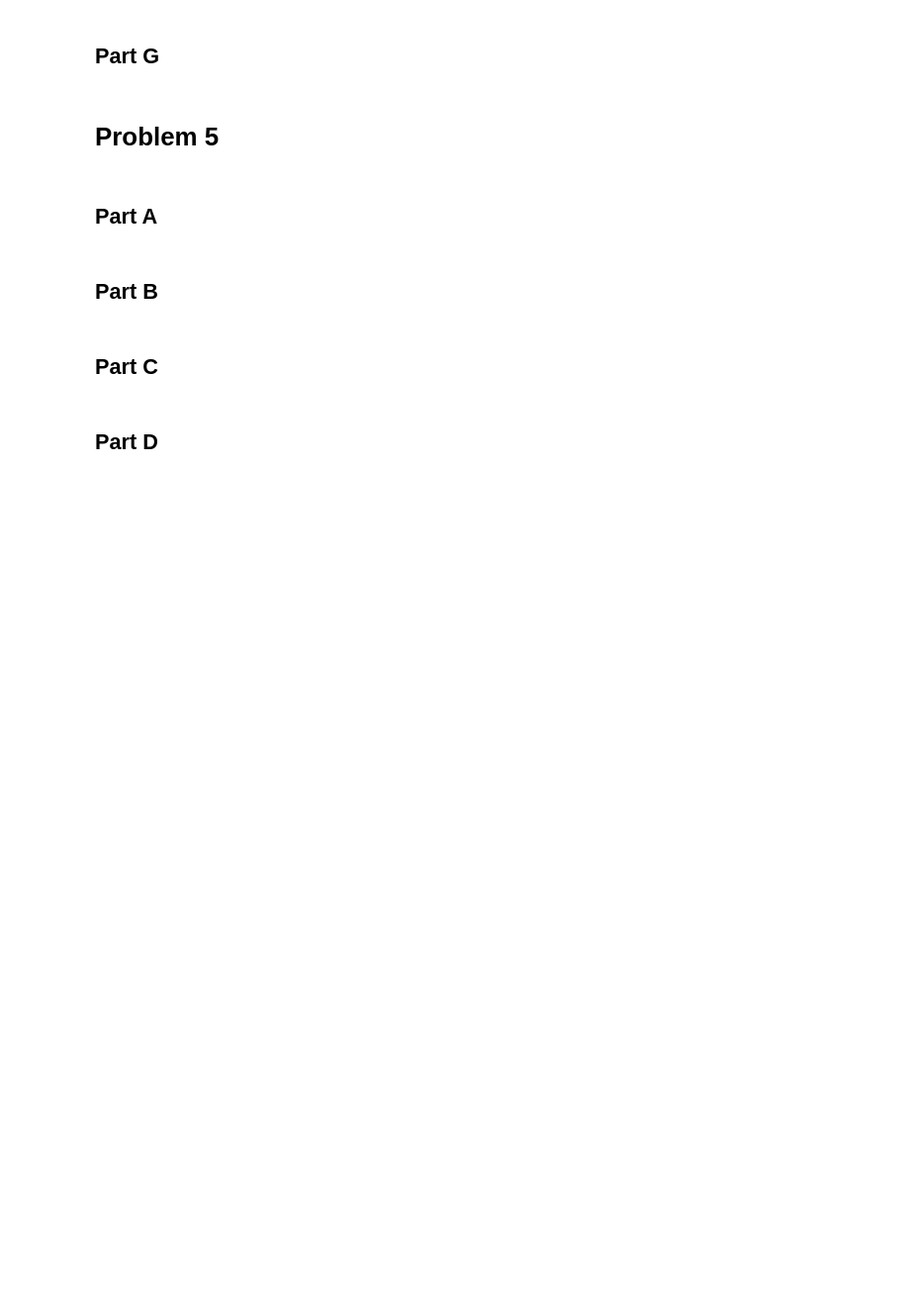
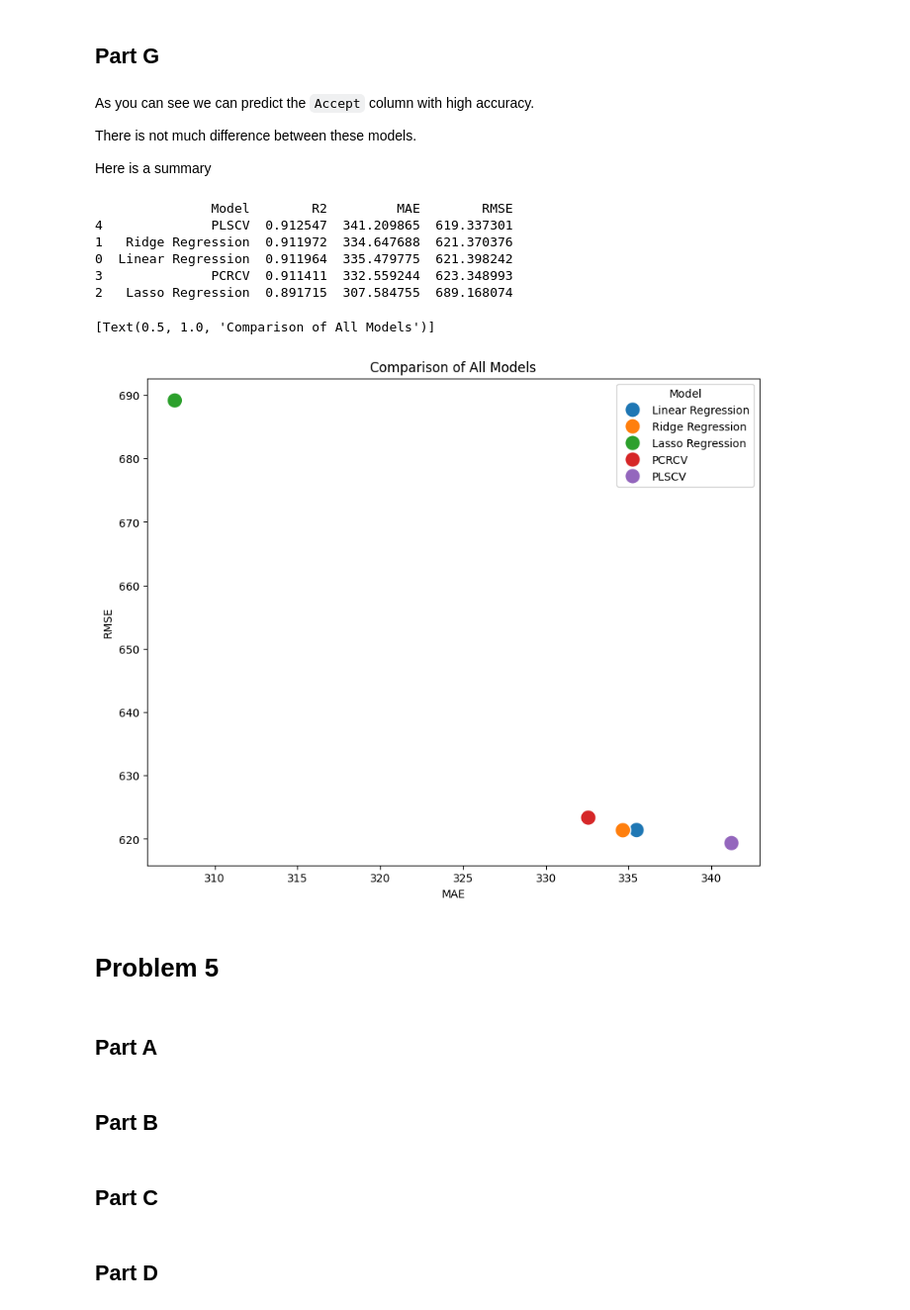
Before and after one commit to akp2003/Machine_Learning_Exercises, a Jupyter notebook: HW3/HW3.ipynb, the cells around one changed output. Shown at 99% size. Cells and saved outputs as stored; diff of their text form; code cells hidden in the pictures; blank space fills up the shorter version.

```diff
--- a/HW3/HW3.ipynb
+++ b/HW3/HW3.ipynb
@@ -288,0 +390,2 @@ np.float64(0.5068167238714582)
+# %%
+res = pd.concat([res, pd.DataFrame(runModel(LinearRegression(), "Linear Regression"))], ignore_index=True)
@@ -289,2 +402,4 @@ np.float64(0.5068167238714582)
 # %% [markdown]
 ## Part C
+# %%
+res = pd.concat([res, pd.DataFrame(runModel(RidgeCV(), "Ridge Regression"))], ignore_index=True)
@@ -294,0 +457,23 @@ np.float64(0.5068167238714582)
+# %%
+from sklearn.base import BaseEstimator, RegressorMixin
+from sklearn.model_selection import GridSearchCV
+from sklearn.pipeline import make_pipeline
+from sklearn.decomposition import *
+
+# You don't have to implement it from scratch, the following code is not needed!
+# class PCRCV(BaseEstimator, RegressorMixin):
+#     def __init__(self):
+#         self.M_ = None
+
+#     def fit(self, X, y):
+#         self.M_ = LinearRegression().fit(X,y)
+#         return self
+
+#     def predict(self, X):
+#         return self.M_.predict(X)
+
+
+res = pd.concat([res, pd.DataFrame(runModel(GridSearchCV(make_pipeline(PCA(), LinearRegression()),
+                    param_grid={'pca__n_components': range(1,X.shape[1]+1)},
+                    cv=10), "PCRCV"))], ignore_index=True)
+models['PCRCV']['model'].cv_results_['rank_test_score']
@@ -295,2 +492,9 @@ np.float64(0.5068167238714582)
 # %% [markdown]
 ## Part F
+# %%
+from sklearn.cross_decomposition import *
+
+res = pd.concat([res, pd.DataFrame(runModel(GridSearchCV(PLSRegression(),
+                    param_grid={'n_components': range(1,X.shape[1]+1)},
+                    cv=10), "PLSCV"))], ignore_index=True)
+models['PLSCV']['model'].cv_results_['rank_test_score']
@@ -297,5 +513,27 @@ np.float64(0.5068167238714582)
 # %% [markdown]
 ## Part G
+# %% [markdown]
+As you can see we can predict the `Accept` column with high accuracy.
+
+There is not much difference between these models.
+
+Here is a summary
+# %%
+print(res.sort_values(by='R2', ascending=False))
+# %% [output]
+               Model        R2         MAE        RMSE
+4              PLSCV  0.912547  341.209865  619.337301
+1   Ridge Regression  0.911972  334.647688  621.370376
+0  Linear Regression  0.911964  335.479775  621.398242
+3              PCRCV  0.911411  332.559244  623.348993
+2   Lasso Regression  0.891715  307.584755  689.168074
+# %%
+fig,ax = plt.subplots(figsize=(10,8))
+sns.scatterplot(res,x="MAE",y="RMSE", hue = 'Model', s =200)
+ax.set(title="Comparison of All Models")
+# %% [output]
+[Text(0.5, 1.0, 'Comparison of All Models')]
+[figure, added]
 # %% [markdown]
 # Problem 5
 # %% [markdown]
```
Also changed, not shown: parts of 18 cells of this notebook.
